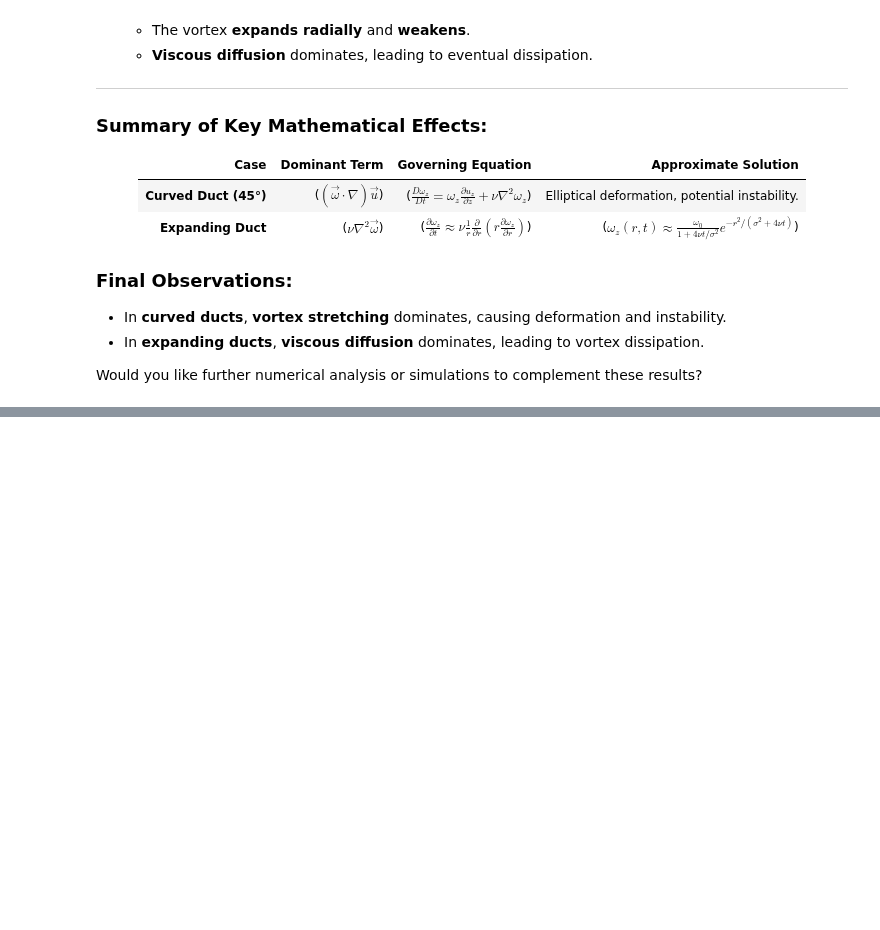
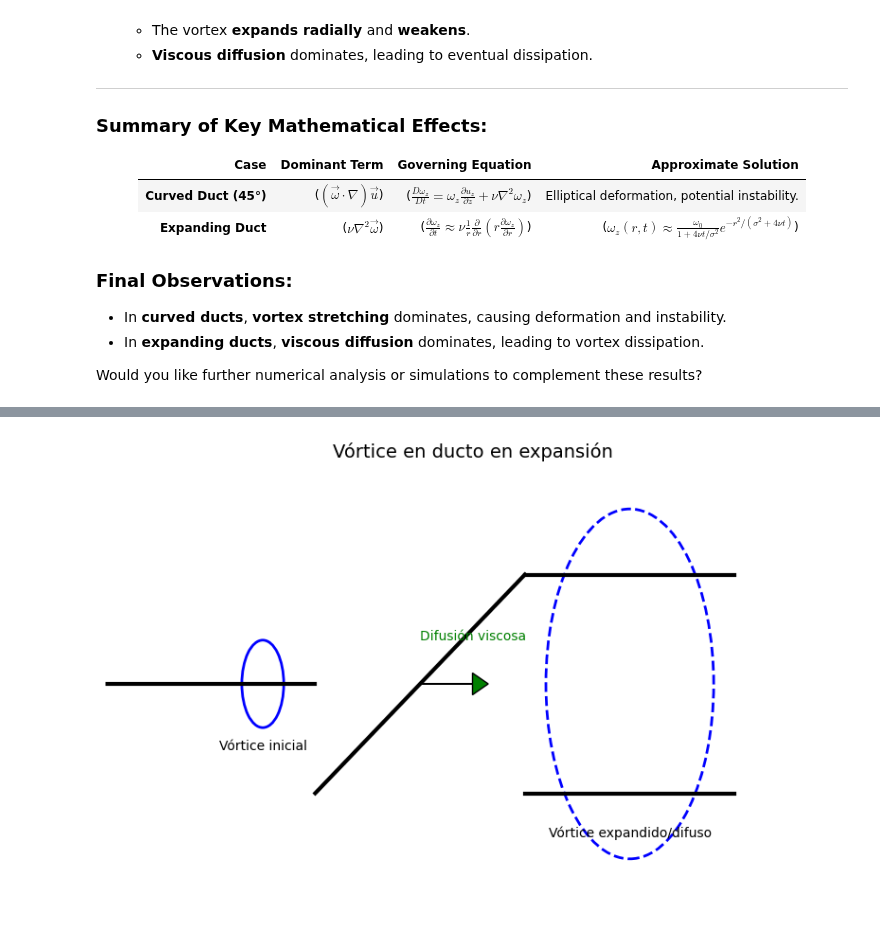
Before and after one commit to angelgvillatoro/bullville_M1, a Jupyter notebook: phd/lectures/lectrure1.ipynb, the cells around one changed output, grey strips where cells are left out. Drawn from its saved outputs; the diff is of its cells as text; code cells hidden in the pictures; blank space fills up the shorter version.

```diff
--- a/phd/lectures/lectrure1.ipynb
+++ b/phd/lectures/lectrure1.ipynb
@@ -132,0 +162,29 @@ Would you like further numerical analysis or simulations to complement these res
+# %%
+fig, ax = plt.subplots(figsize=(10, 6))
+
+# Dibujar ducto en expansión
+ax.plot([0, 2], [1, 1], 'k-', lw=3)  # Tramo estrecho
+ax.plot([2, 4], [0.5, 1.5], 'k-', lw=3)  # Transición cónica
+ax.plot([4, 6], [0.5, 0.5], 'k-', lw=3)  # Tramo inferior ancho
+ax.plot([4, 6], [1.5, 1.5], 'k-', lw=3)  # Tramo superior ancho
+
+# Anillo de vórtice expandiéndose
+vortex1 = Circle((1.5, 1), 0.2, fc='none', ec='blue', lw=2)
+vortex2 = Circle((5, 1), 0.8, fc='none', ec='blue', lw=2, ls='--')
+ax.add_patch(vortex1)
+ax.add_patch(vortex2)
+ax.text(1.5, 0.7, 'Vórtice inicial', ha='center')
+ax.text(5, 0.3, 'Vórtice expandido/difuso', ha='center')
+
+# Efecto de difusión (flechas)
+ax.arrow(3, 1, 0.5, 0, head_width=0.1, fc='green')
+ax.text(3, 1.2, 'Difusión viscosa', color='green')
+
+# Ejes y título
+ax.set_xlim(0, 7)
+ax.set_ylim(0, 2)
+ax.set_title('Vórtice en ducto en expansión', fontsize=14)
+ax.axis('off')
+plt.show()
+# %% [output]
+[figure, added]
```
Also changed, not shown: parts of 3 cells of this notebook, 1 other file.
